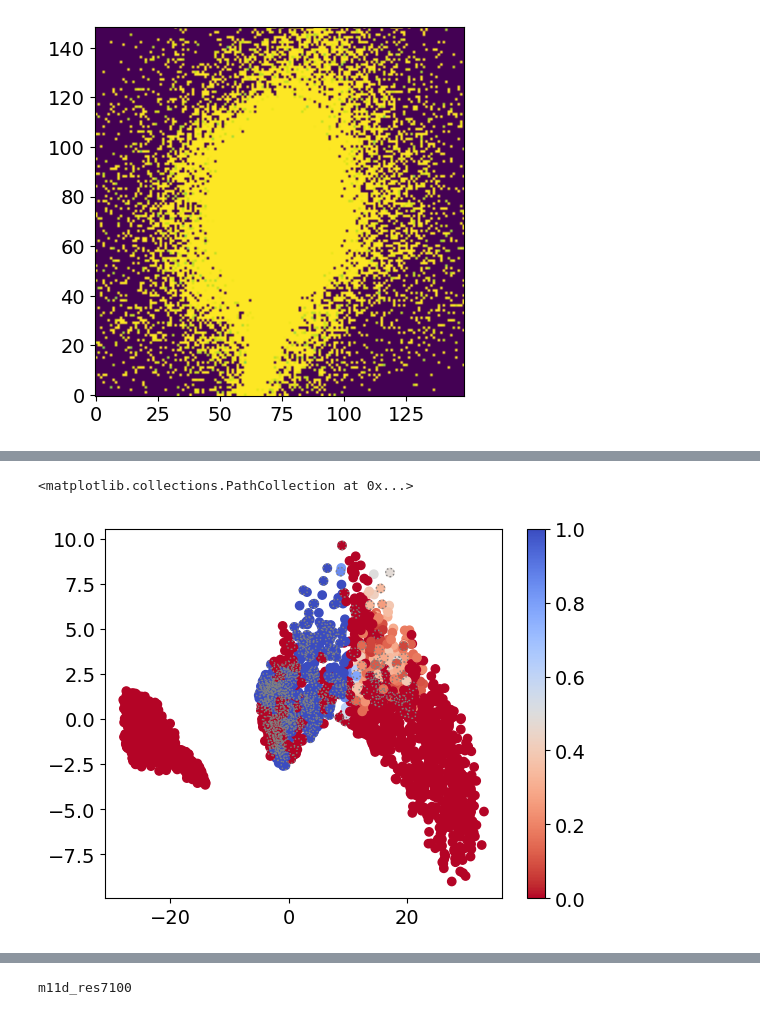
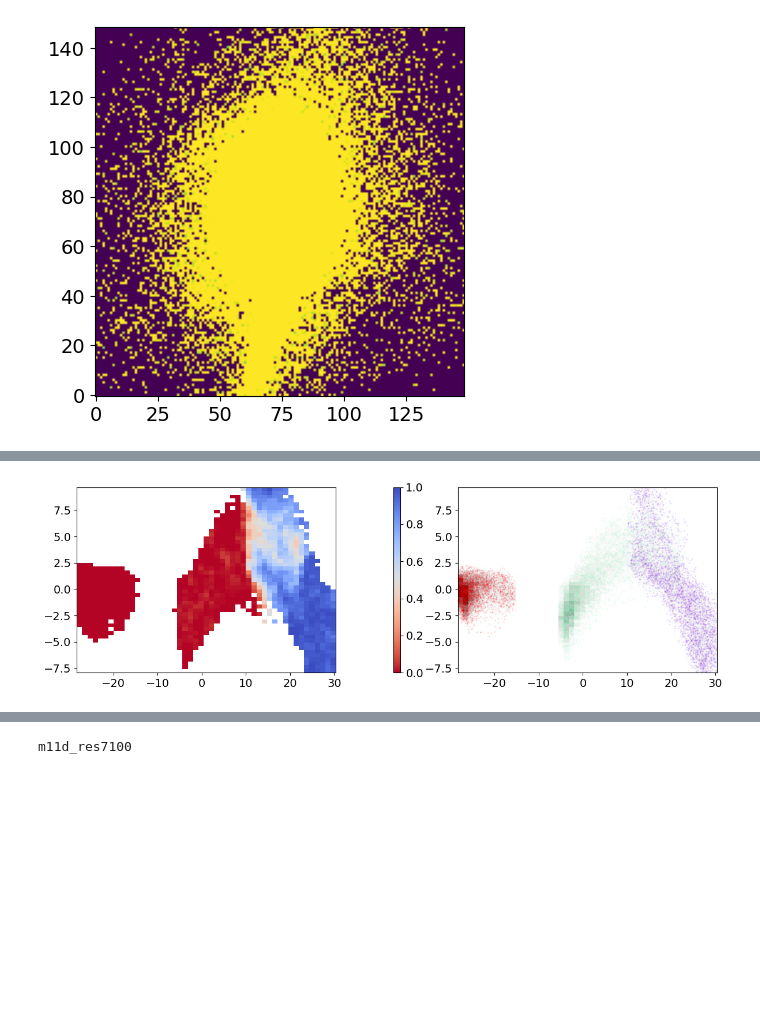
Before and after one commit to ekadofong/pieridae, a Jupyter notebook: merger_analysis/notebooks/ExploratoryNotebooks/explore_simulations.ipynb, the cells around one changed output, grey strips where cells are left out. Cells and saved outputs as stored; diff of their text form; code cells hidden in the pictures; blank space fills up the shorter version.

```diff
--- a/merger_analysis/notebooks/ExploratoryNotebooks/explore_simulations.ipynb
+++ b/merger_analysis/notebooks/ExploratoryNotebooks/explore_simulations.ipynb
@@ -79,0 +102,2 @@ with open ('../output/fire2_mock/problabels_recompute/recomputed_pca.pkl', 'rb')
+# %%
+distances, indices = propagator.fit_neighbors(embeddings['embeddings_pca'])
@@ -79,0 +140,5 @@ with open ('../output/fire2_mock/problabels_recompute/recomputed_pca.pkl', 'rb')
+# %%
+with open('/Users/kadofong/Downloads/tmp.pkl', 'rb') as f:
+    tmpx = pickle.load(f)
+# %%
+out = propagator.iterative_propagation(tmpx[0], tmpx[1], handle_fragmentation_separately=False)
@@ -80,28 +159,44 @@ with open ('../output/fire2_mock/problabels_recompute/recomputed_pca.pkl', 'rb')
+# %%
+prob_labels = out[2][:, 1:]
 # %%
-cidx = 1
+fig, axarr = plt.subplots(1,3,figsize=(12,4), gridspec_kw={'width_ratios':(1.,0.025,1.)})
+
+cidx = 0
 xidx = 0
 yidx = 1
-plt.scatter(
+bins=50
+im,_ = ek.pcolor_avg2d(
     embeddings['embeddings_pca'][:,xidx],
     embeddings['embeddings_pca'][:,yidx],
-    c=prob_labels[:,cidx],
-    cmap='coolwarm_r',
+    prob_labels[:,cidx],
+    bins=bins,
     vmin=0.,
-    vmax=1.
+    vmax=1.,
+    ax=axarr[0],
+    cmap='coolwarm_r'
 )
-plt.colorbar()
+plt.colorbar(im, cax=axarr[1])
 
-mask = (test_train['train_mask'])&(dimred['true_labels']==cidx)
-plt.scatter(
+mask = (test_train['train_mask'])#&(dimred['true_labels']==cidx)
+
+im,_ = ek.hist2d(
+    embeddings['embeddings_pca'][:,xidx],
+    embeddings['embeddings_pca'][:,yidx],
+    ax=axarr[2],
+    bins=bins
+)
+
+axarr[2].scatter(
     embeddings['embeddings_pca'][mask,xidx],
     embeddings['embeddings_pca'][mask,yidx],
-    ec='grey',
-    fc='None',
-    ls=':'
+    c=dimred['true_labels'][mask],
+    cmap='rainbow',
+    s=1,
+    alpha=0.1
 )
+plt.tight_layout ()
 # %% [output]
-<matplotlib.collections.PathCollection at 0x...>
-[figure, old version]
+[figure, new version]
 # %%
 fig, axarr = plt.subplots(1,3,figsize=(12,4))
 prbins = np.linspace(0.,1.,20)
```
Also changed, not shown: parts of 10 cells of this notebook, 5 other files.
